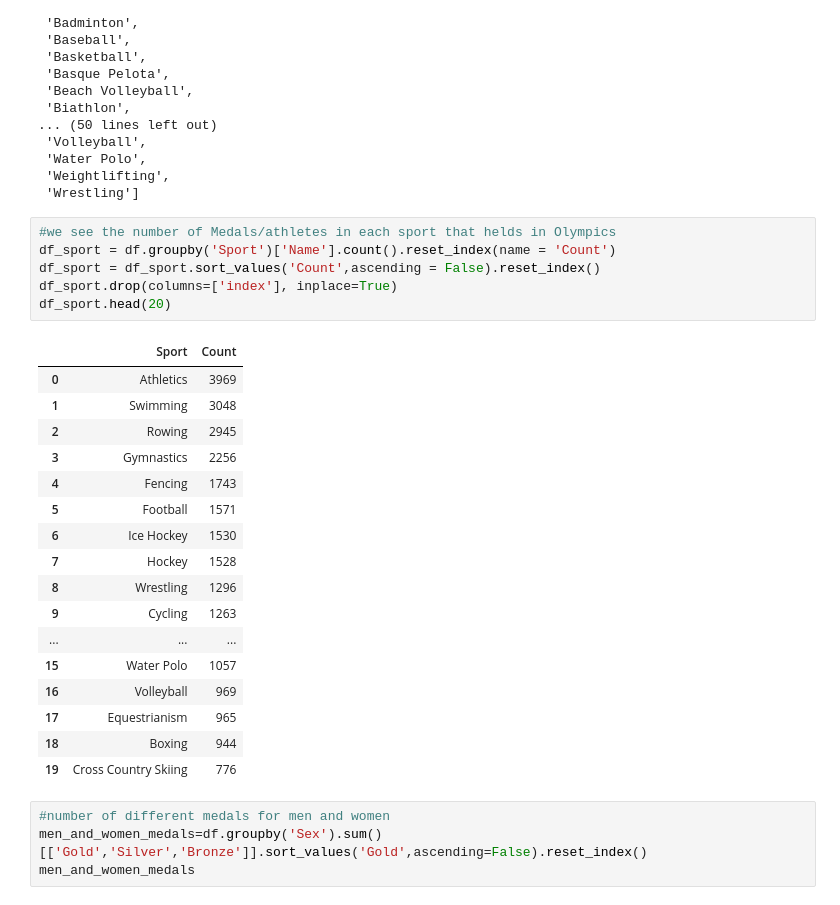
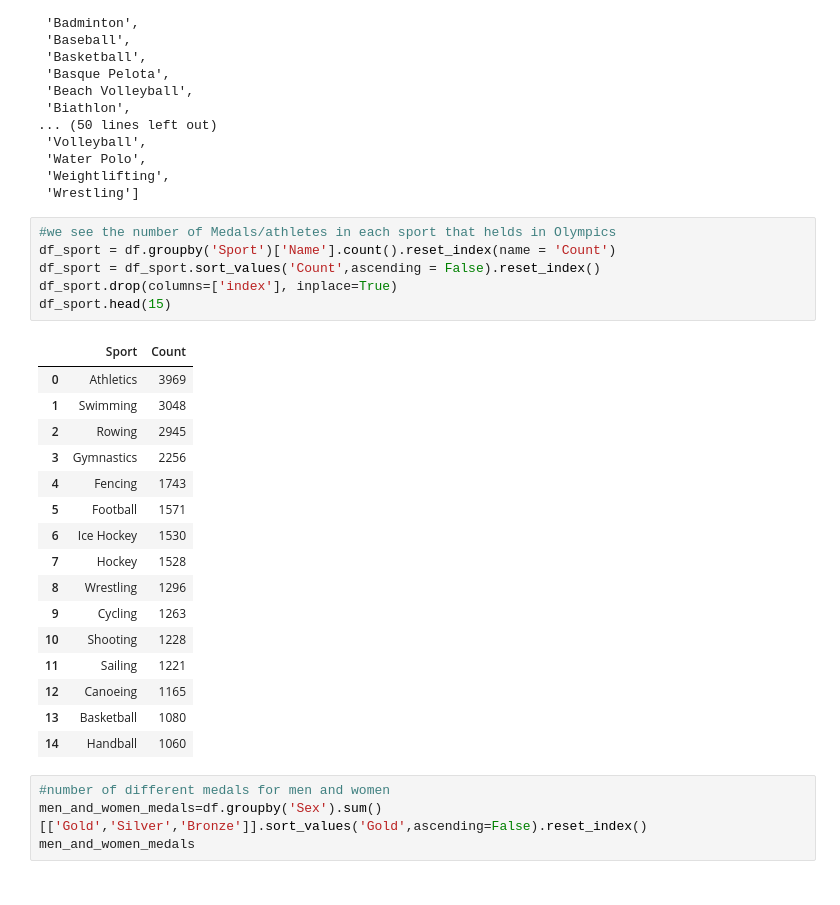
Before and after one commit to MaliheDahmardeh/Olympic-History, a Jupyter notebook: Olympic_History.ipynb, the cells around one changed output. Cells and saved outputs as stored; diff of their text form.

```diff
--- a/Olympic_History.ipynb
+++ b/Olympic_History.ipynb
@@ -479,27 +459,26 @@ number of total sport: 66
 # %%
 #we see the number of Medals/athletes in each sport that helds in Olympics
 df_sport = df.groupby('Sport')['Name'].count().reset_index(name = 'Count')
 df_sport = df_sport.sort_values('Count',ascending = False).reset_index()
 df_sport.drop(columns=['index'], inplace=True)
-df_sport.head(20)
+df_sport.head(15)
 # %% [output]
 |  | Sport | Count |
 | 0 | Athletics | 3969 |
 | 1 | Swimming | 3048 |
 | 2 | Rowing | 2945 |
 | 3 | Gymnastics | 2256 |
 | 4 | Fencing | 1743 |
 | 5 | Football | 1571 |
 | 6 | Ice Hockey | 1530 |
 | 7 | Hockey | 1528 |
 | 8 | Wrestling | 1296 |
 | 9 | Cycling | 1263 |
-| ... | ... | ... |
-| 15 | Water Polo | 1057 |
-| 16 | Volleyball | 969 |
-| 17 | Equestrianism | 965 |
-| 18 | Boxing | 944 |
-| 19 | Cross Country Skiing | 776 |
+| 10 | Shooting | 1228 |
+| 11 | Sailing | 1221 |
+| 12 | Canoeing | 1165 |
+| 13 | Basketball | 1080 |
+| 14 | Handball | 1060 |
 # %%
 #number of different medals for men and women
 men_and_women_medals=df.groupby('Sex').sum()[['Gold','Silver','Bronze']].sort_values('Gold',ascending=False).reset_index()
```
Also changed, not shown: parts of 5 cells of this notebook.
